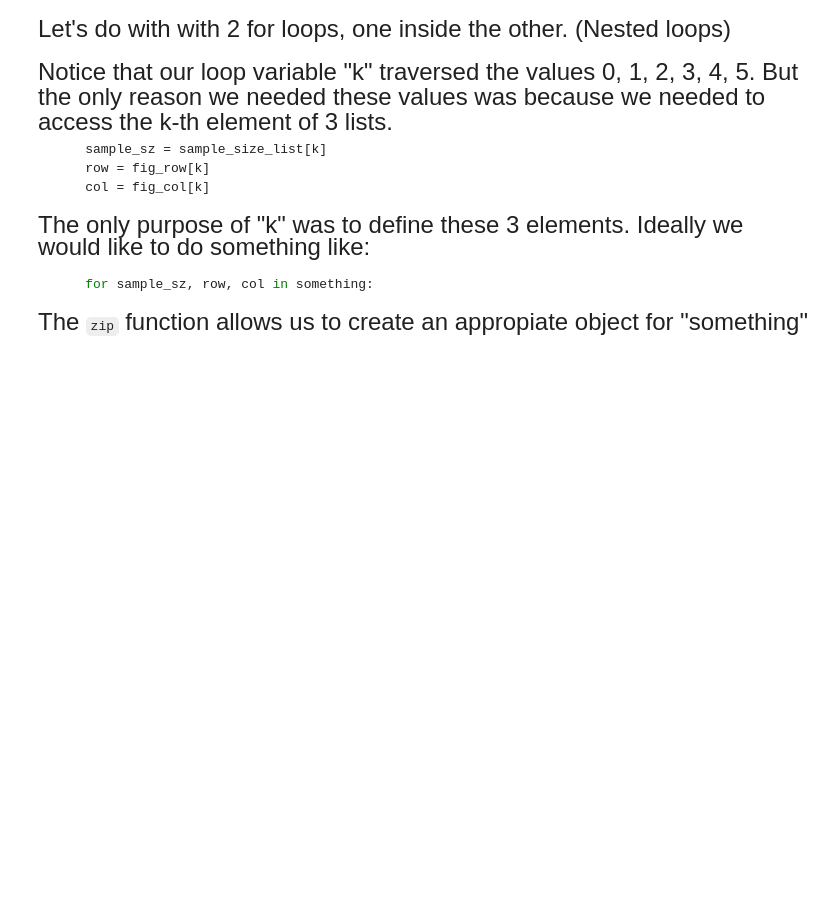
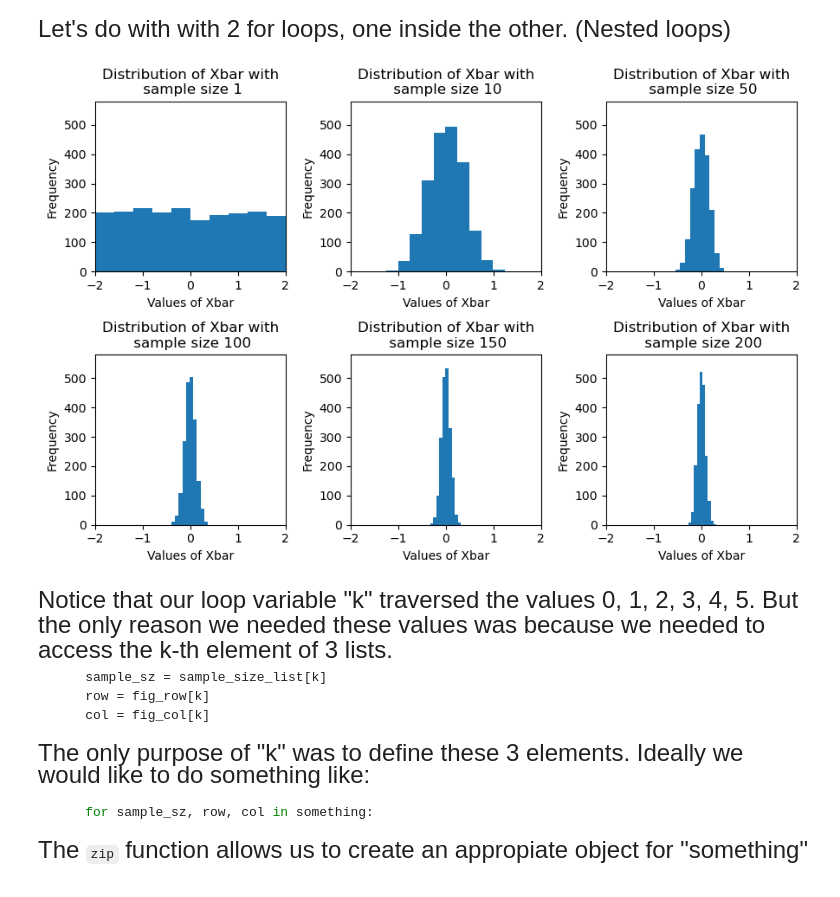
Before and after one commit to HenrySpin/qtm151fall2025, a Jupyter notebook: Lecture_08 - random variables/Lecture8 copy.ipynb, the cells around one changed output. Saved outputs shown, nothing was run; the diff lists cells and outputs as text; code cells hidden in the pictures; blank space fills up the shorter version.

```diff
--- a/Lecture_08 - random variables/Lecture8 copy.ipynb
+++ b/Lecture_08 - random variables/Lecture8 copy.ipynb
@@ -413,34 +417,36 @@ num_simulations = 2000
 sample_size_list = [1,10,50,100,150,200]
 fig_row = [0, 0, 0, 1, 1, 1]
 fig_col = [0, 1, 2, 0, 1, 2]
 
 N = len(sample_size_list)
 
 fig, subfig_array = plt.subplots(2, 3, figsize = (9,6))
 
 xmin = -2
 xmax = 2
-ymax = 550
+ymax = 580
 
 for k in range(N):
     sample_sz = sample_size_list[k]
     row = fig_row[k]
     col = fig_col[k]
 
     vec_xbar = np.zeros(num_simulations)
     for iteration in range(num_simulations):
         vec_unif  = np.random.uniform(low = -2, high=2, size = sample_sz)
         vec_xbar[iteration] = vec_unif.mean()
 
     subfig_array[row,col].hist(vec_xbar)
     subfig_array[row,col].set_title("Distribution of Xbar with\n sample size " + str(sample_sz))
     subfig_array[row,col].set_ylabel("Frequency")
     subfig_array[row,col].set_xlabel("Values of Xbar")
     subfig_array[row,col].set_xlim(xmin,xmax)
     subfig_array[row,col].set_ylim(top=ymax)
 
 plt.tight_layout()
 plt.show()
+# %% [output]
+[figure, added]
 # %% [markdown]
 <font size = "5">
 Notice that our loop variable "k" traversed the values 0, 1, 2, 3, 4, 5. But the only reason we needed these values was because we needed to access the k-th element of 3 lists.
```
Also changed, not shown: parts of 15 cells of this notebook, 1 other file.
